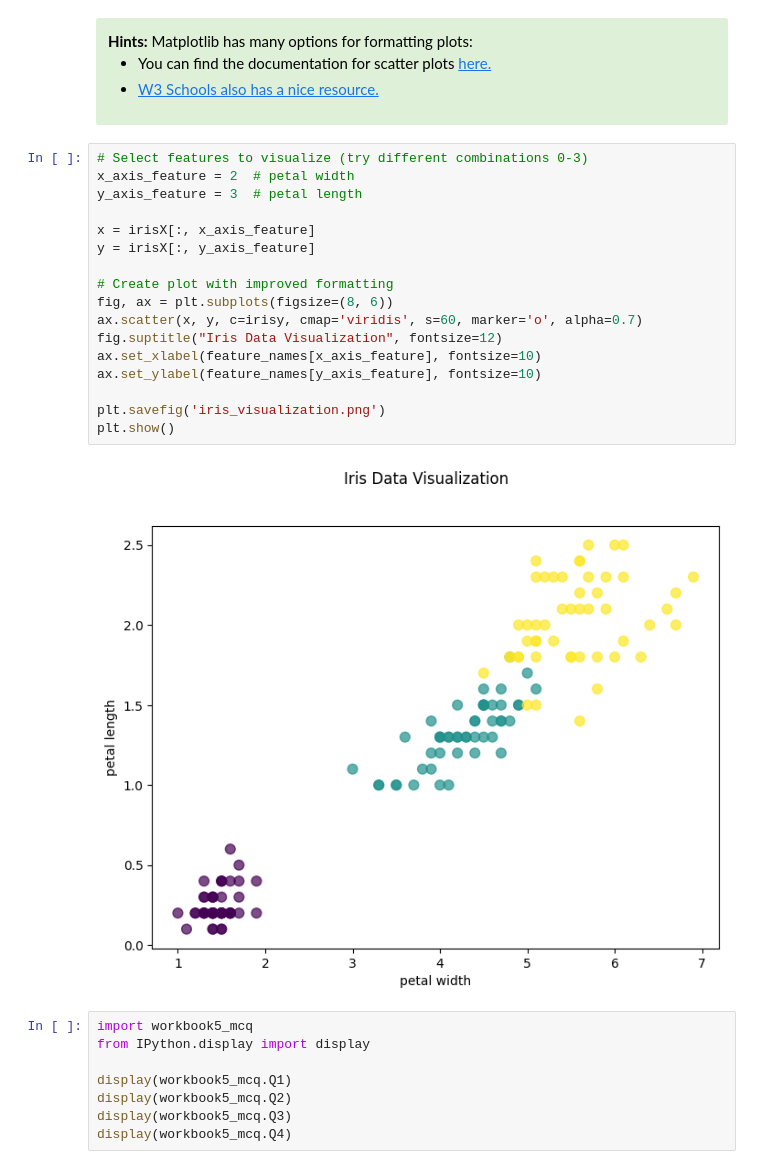
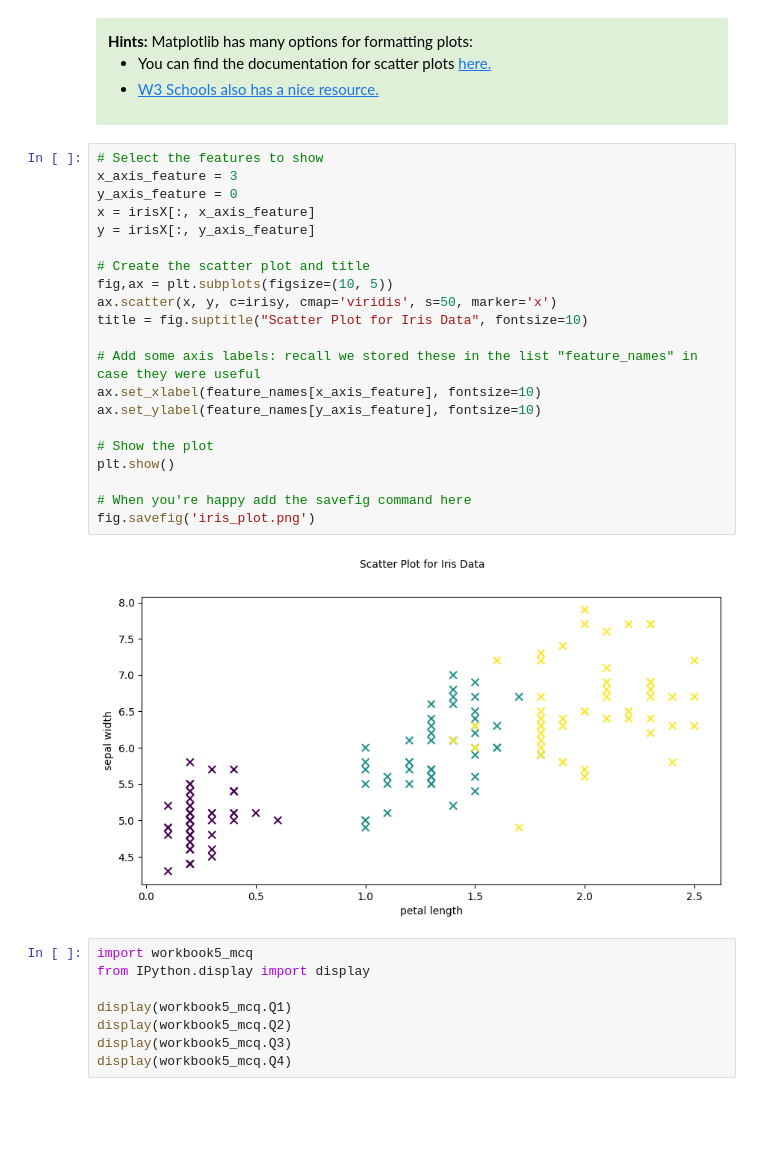
Before and after one commit to Pujan-Gurung/Artificial_Intelligence_1, a Jupyter notebook: OneDrive - UWE Bristol/Study/Level 4/Sem 2/AI/Artificial_Intelligence_1-main/Learning_Materials/week_5/workbook_5.ipynb, the cells around one changed output. Cells and saved outputs as stored; diff of their text form; blank space fills up the shorter version.

```diff
--- a/OneDrive - UWE Bristol/Study/Level 4/Sem 2/AI/Artificial_Intelligence_1-main/Learning_Materials/week_5/workbook_5.ipynb
+++ b/OneDrive - UWE Bristol/Study/Level 4/Sem 2/AI/Artificial_Intelligence_1-main/Learning_Materials/week_5/workbook_5.ipynb
@@ -177,24 +177,28 @@ The cell below contains the all code used above to generate the scatter plot.
     </ul>
 </div>
 # %%
-# Select features to visualize (try different combinations 0-3)
-x_axis_feature = 2  # petal width
-y_axis_feature = 3  # petal length
-
+# Select the features to show
+x_axis_feature = 3
+y_axis_feature = 0
 x = irisX[:, x_axis_feature]
 y = irisX[:, y_axis_feature]
 
-# Create plot with improved formatting
-fig, ax = plt.subplots(figsize=(8, 6))
-ax.scatter(x, y, c=irisy, cmap='viridis', s=60, marker='o', alpha=0.7)
-fig.suptitle("Iris Data Visualization", fontsize=12)
+# Create the scatter plot and title
+fig,ax = plt.subplots(figsize=(10, 5))
+ax.scatter(x, y, c=irisy, cmap='viridis', s=50, marker='x')
+title = fig.suptitle("Scatter Plot for Iris Data", fontsize=10)
+
+# Add some axis labels: recall we stored these in the list "feature_names" in case they were useful
 ax.set_xlabel(feature_names[x_axis_feature], fontsize=10)
 ax.set_ylabel(feature_names[y_axis_feature], fontsize=10)
 
-plt.savefig('iris_visualization.png')
+# Show the plot
 plt.show()
+
+# When you're happy add the savefig command here
+fig.savefig('iris_plot.png')
 # %% [output]
-[figure, old version]
+[figure, new version]
 # %%
 import workbook5_mcq
 from IPython.display import display
```
Also changed, not shown: parts of 5 cells of this notebook, 9 other files.
